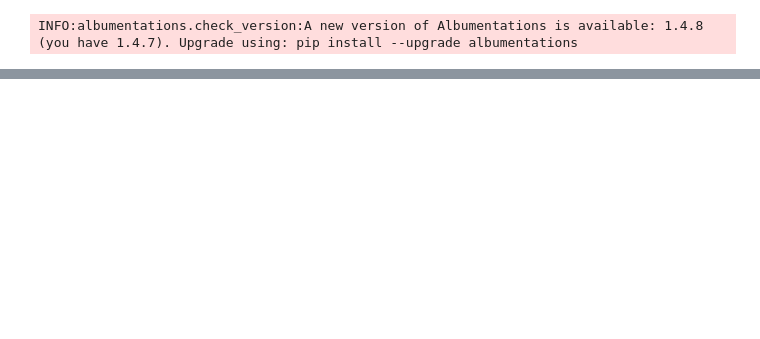
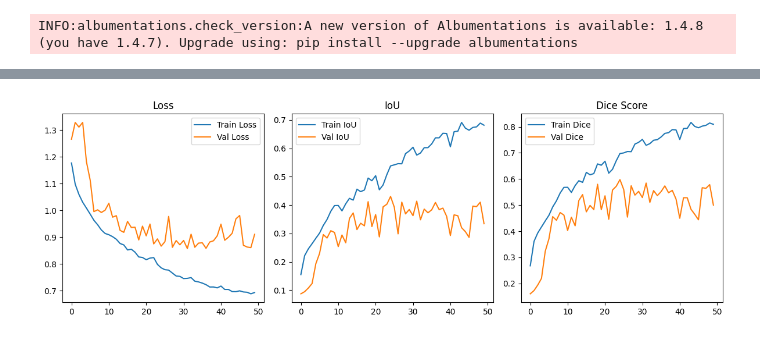
Before and after one commit to Ssshanto/wavelet-ensemble-unet, a Jupyter notebook: training.ipynb, the cells around one changed output, grey strips where cells are left out. Saved outputs shown, nothing was run; the diff lists cells and outputs as text; code cells hidden in the pictures; blank space fills up the shorter version.

```diff
--- a/training.ipynb
+++ b/training.ipynb
@@ -258,0 +240,32 @@ Epoch [5/50]
+# %%
+def plot_curves(model_name):
+    log_data = pd.read_csv('model_files/%s/log.csv' % model_name)
+
+    # Plot training and validation loss
+    plt.figure(figsize=(12, 4))
+    plt.subplot(1, 3, 1)
+    plt.plot(log_data['train_loss'], label='Train Loss')
+    plt.plot(log_data['val_loss'], label='Val Loss')
+    plt.title('Loss')
+    plt.legend()
+
+    # Plot training and validation IoU
+    plt.subplot(1, 3, 2)
+    plt.plot(log_data['train_iou'], label='Train IoU')
+    plt.plot(log_data['val_iou'], label='Val IoU')
+    plt.title('IoU')
+    plt.legend()
+
+    # Plot training and validation Dice score
+    plt.subplot(1, 3, 3)
+    plt.plot(log_data['train_dice'], label='Train Dice')
+    plt.plot(log_data['val_dice'], label='Val Dice')
+    plt.title('Dice Score')
+    plt.legend()
+
+    plt.tight_layout()
+    plt.show()
+
+plot_curves('Wavelet_UNet_All')
+# %% [output]
+[figure, added]
```
Also changed, not shown: parts of 5 cells of this notebook, 7 other files.
